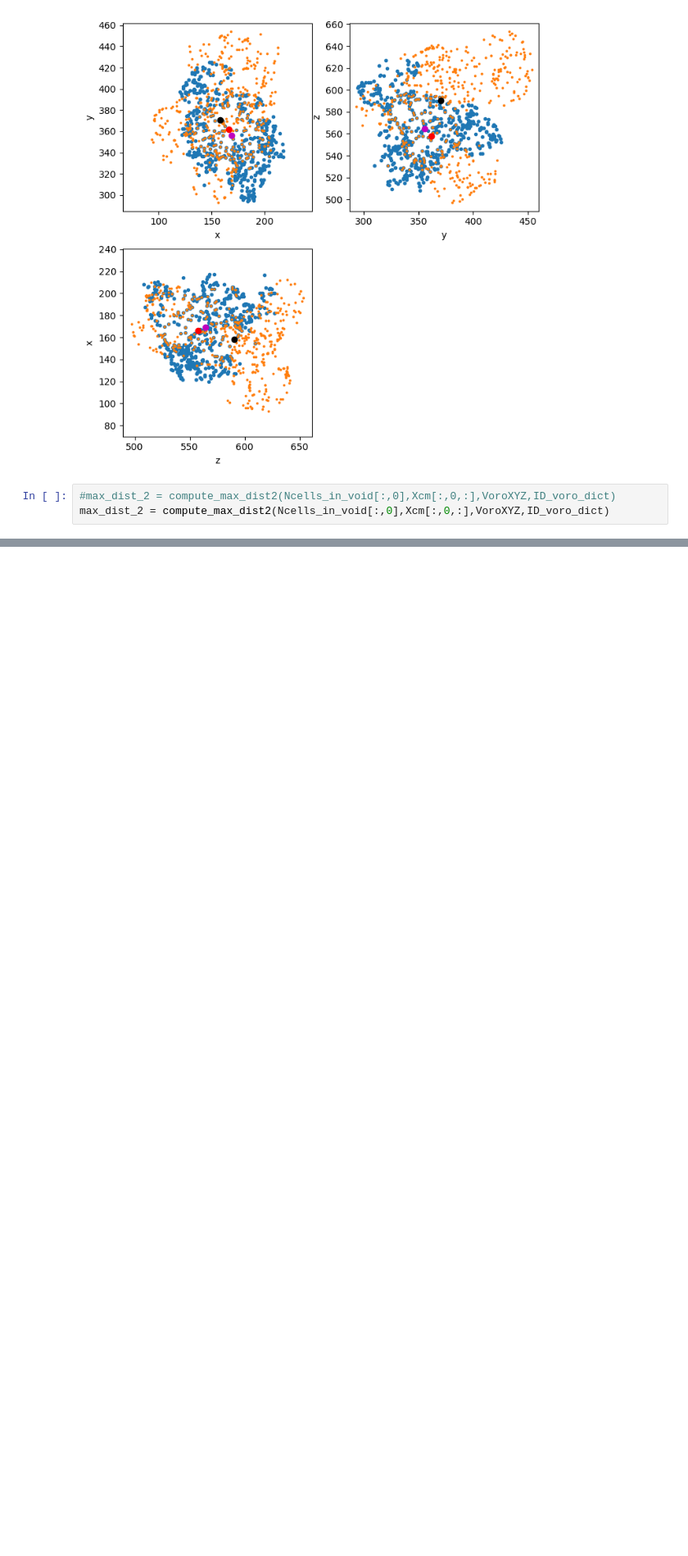
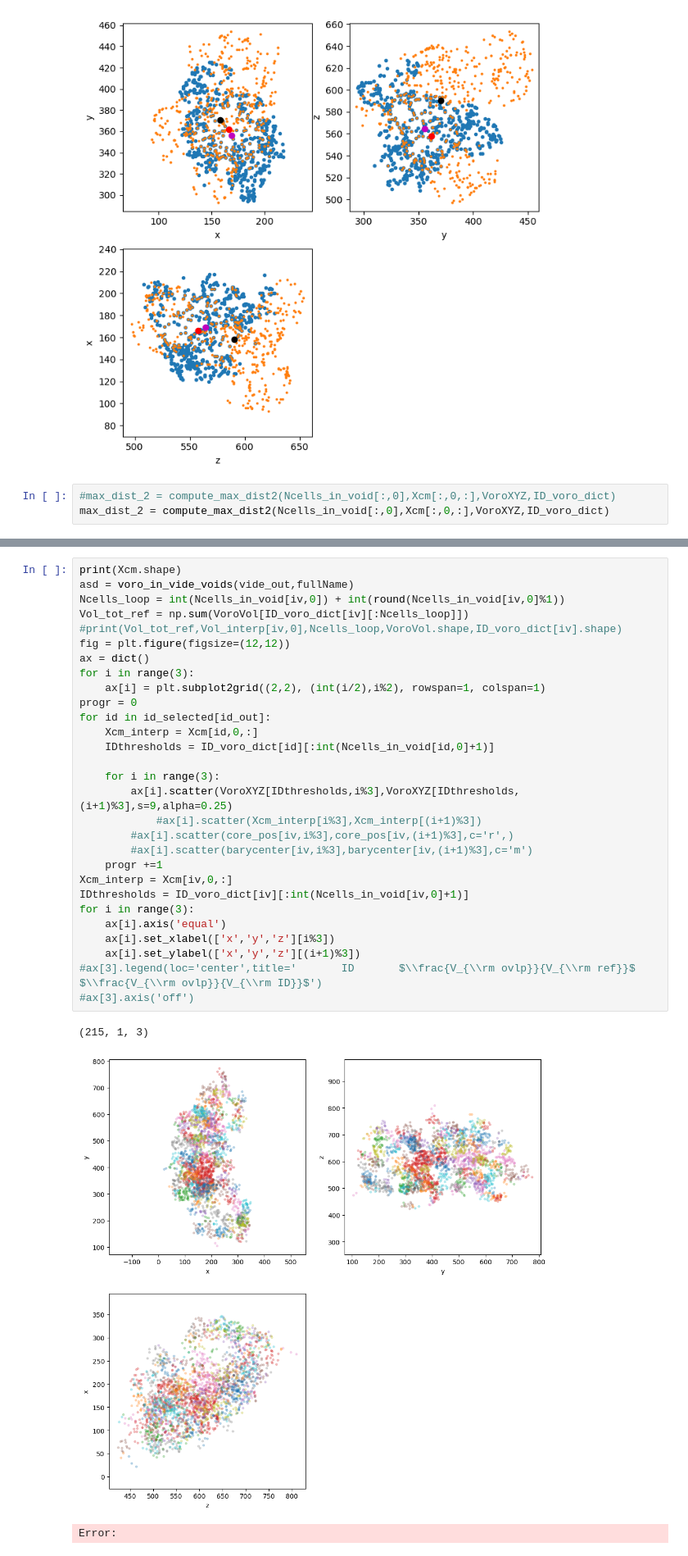
Before and after one commit to Giovanni-Verza/Voronoi_postprocess, a Jupyter notebook: example/example.ipynb, the cells around one changed output, grey strips where cells are left out. Shown at 82% size. Cells and saved outputs as stored; diff of their text form; blank space fills up the shorter version.

```diff
--- a/example/example.ipynb
+++ b/example/example.ipynb
@@ -232,0 +282,33 @@ print(id_out.shape,id_selected[id_out])
+# %%
+print(Xcm.shape)
+asd = voro_in_vide_voids(vide_out,fullName)
+Ncells_loop = int(Ncells_in_void[iv,0]) + int(round(Ncells_in_void[iv,0]%1))
+Vol_tot_ref = np.sum(VoroVol[ID_voro_dict[iv][:Ncells_loop]])
+#print(Vol_tot_ref,Vol_interp[iv,0],Ncells_loop,VoroVol.shape,ID_voro_dict[iv].shape)
+fig = plt.figure(figsize=(12,12))
+ax = dict()
+for i in range(3):
+    ax[i] = plt.subplot2grid((2,2), (int(i/2),i%2), rowspan=1, colspan=1)
+progr = 0
+for id in id_selected[id_out]:
+    Xcm_interp = Xcm[id,0,:]
+    IDthresholds = ID_voro_dict[id][:int(Ncells_in_void[id,0]+1)]
+
+    for i in range(3):
+        ax[i].scatter(VoroXYZ[IDthresholds,i%3],VoroXYZ[IDthresholds,(i+1)%3],s=9,alpha=0.25)
+            #ax[i].scatter(Xcm_interp[i%3],Xcm_interp[(i+1)%3])
+        #ax[i].scatter(core_pos[iv,i%3],core_pos[iv,(i+1)%3],c='r',)
+        #ax[i].scatter(barycenter[iv,i%3],barycenter[iv,(i+1)%3],c='m')
+    progr +=1
+Xcm_interp = Xcm[iv,0,:]
+IDthresholds = ID_voro_dict[iv][:int(Ncells_in_void[iv,0]+1)]
+for i in range(3):
+    ax[i].axis('equal')
+    ax[i].set_xlabel(['x','y','z'][i%3])
+    ax[i].set_ylabel(['x','y','z'][(i+1)%3])
+#ax[3].legend(loc='center',title='       ID       $\\frac{V_{\\rm ovlp}}{V_{\\rm ref}}$     $\\frac{V_{\\rm ovlp}}{V_{\\rm ID}}$')
+#ax[3].axis('off')
+# %% [output]
+(215, 1, 3)
+[figure, added]
+Error:
```
Also changed, not shown: parts of 13 cells of this notebook, 6 other files.
